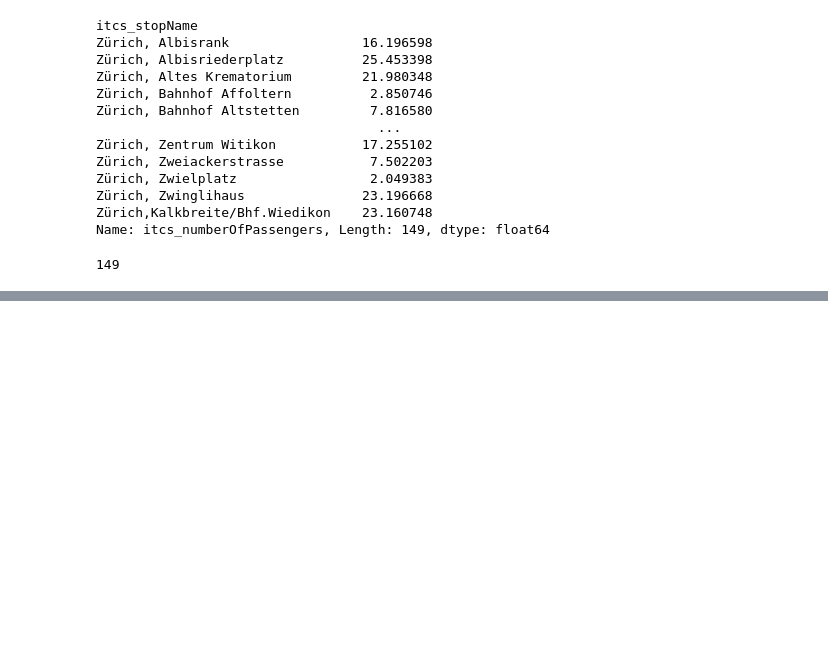
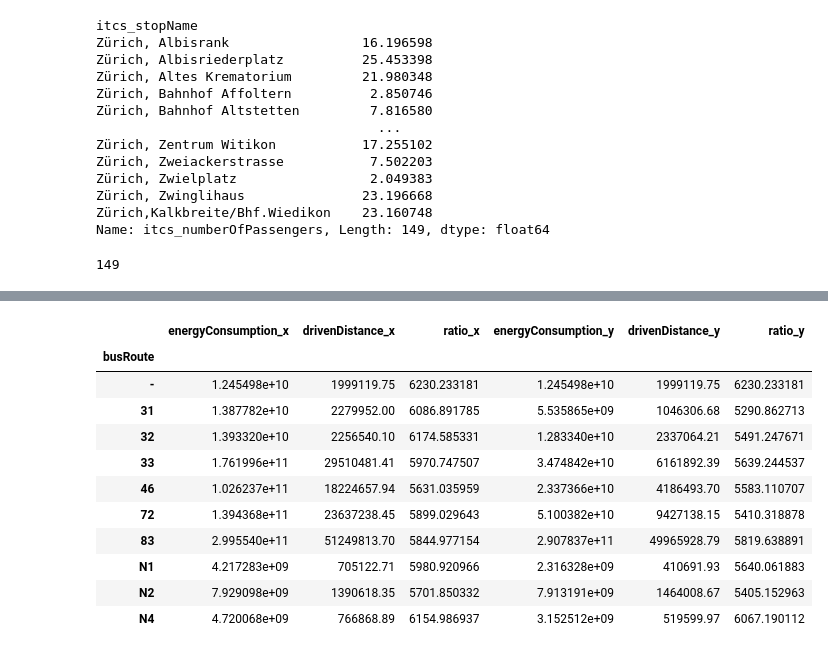
Before and after one commit to CarloArpini/2023-FCS-Project, a Jupyter notebook: Project.ipynb, the cells around one changed output, grey strips where cells are left out. Cells and saved outputs as stored; diff of their text form; code cells hidden in the pictures; blank space fills up the shorter version.

```diff
--- a/Project.ipynb
+++ b/Project.ipynb
@@ -525,0 +857,3 @@ len(previous['itcs_stopName'].unique())
+# %%
+df1 = gr.loc[gr['ratio'].groupby('busRoute').idxmax()]
+df1
@@ -525,0 +873,3 @@ len(previous['itcs_stopName'].unique())
+# %%
+df2 = gr.loc[gr['ratio'].groupby('busRoute').idxmin()]
+df2
@@ -525,0 +889,16 @@ len(previous['itcs_stopName'].unique())
+# %%
+df_tot = pd.merge(df1, df2, on='busRoute')
+df_tot
+# %% [output]
+|  | energyConsumption_x | drivenDistance_x | ratio_x | energyConsumption_y | drivenDistance_y | ratio_y |
+| busRoute |  |  |  |  |  |  |
+| - | 1.245498e+10 | 1999119.75 | 6230.233181 | 1.245498e+10 | 1999119.75 | 6230.233181 |
+| 31 | 1.387782e+10 | 2279952.00 | 6086.891785 | 5.535865e+09 | 1046306.68 | 5290.862713 |
+| 32 | 1.393320e+10 | 2256540.10 | 6174.585331 | 1.283340e+10 | 2337064.21 | 5491.247671 |
+| 33 | 1.761996e+11 | 29510481.41 | 5970.747507 | 3.474842e+10 | 6161892.39 | 5639.244537 |
+| 46 | 1.026237e+11 | 18224657.94 | 5631.035959 | 2.337366e+10 | 4186493.70 | 5583.110707 |
+| 72 | 1.394368e+11 | 23637238.45 | 5899.029643 | 5.100382e+10 | 9427138.15 | 5410.318878 |
+| 83 | 2.995540e+11 | 51249813.70 | 5844.977154 | 2.907837e+11 | 49965928.79 | 5819.638891 |
+| N1 | 4.217283e+09 | 705122.71 | 5980.920966 | 2.316328e+09 | 410691.93 | 5640.061883 |
+| N2 | 7.929098e+09 | 1390618.35 | 5701.850332 | 7.913191e+09 | 1464008.67 | 5405.152963 |
+| N4 | 4.720068e+09 | 766868.89 | 6154.986937 | 3.152512e+09 | 519599.97 | 6067.190112 |
```
Also changed, not shown: parts of 52 cells of this notebook.
